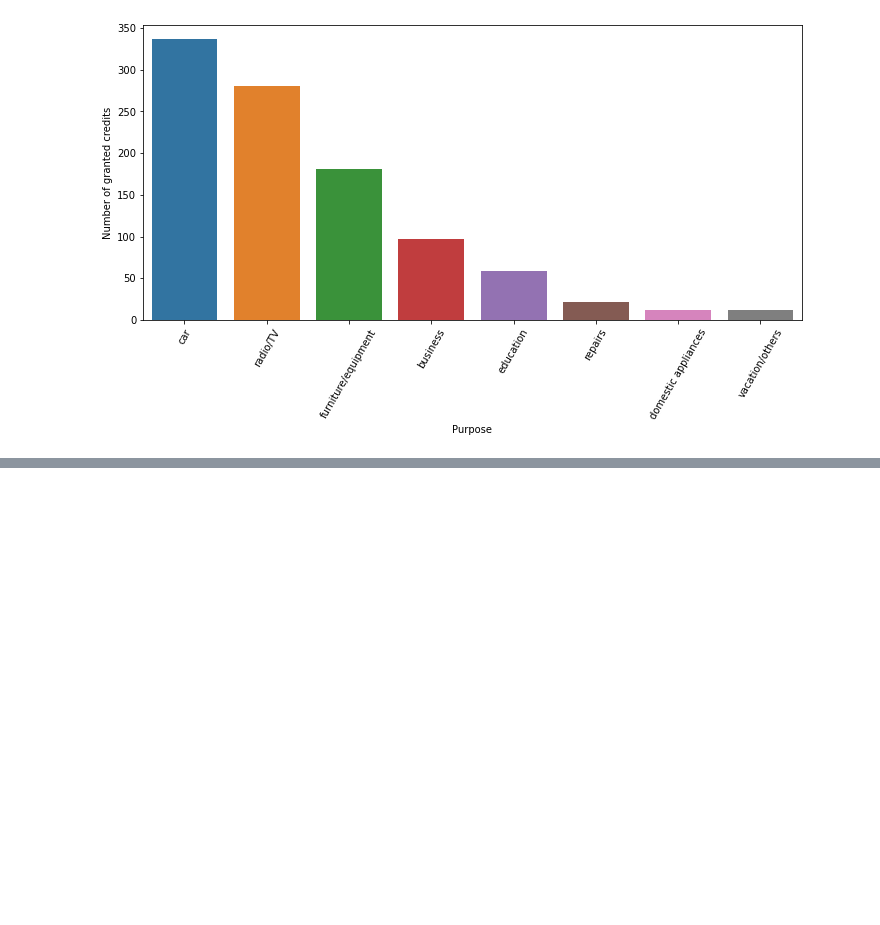
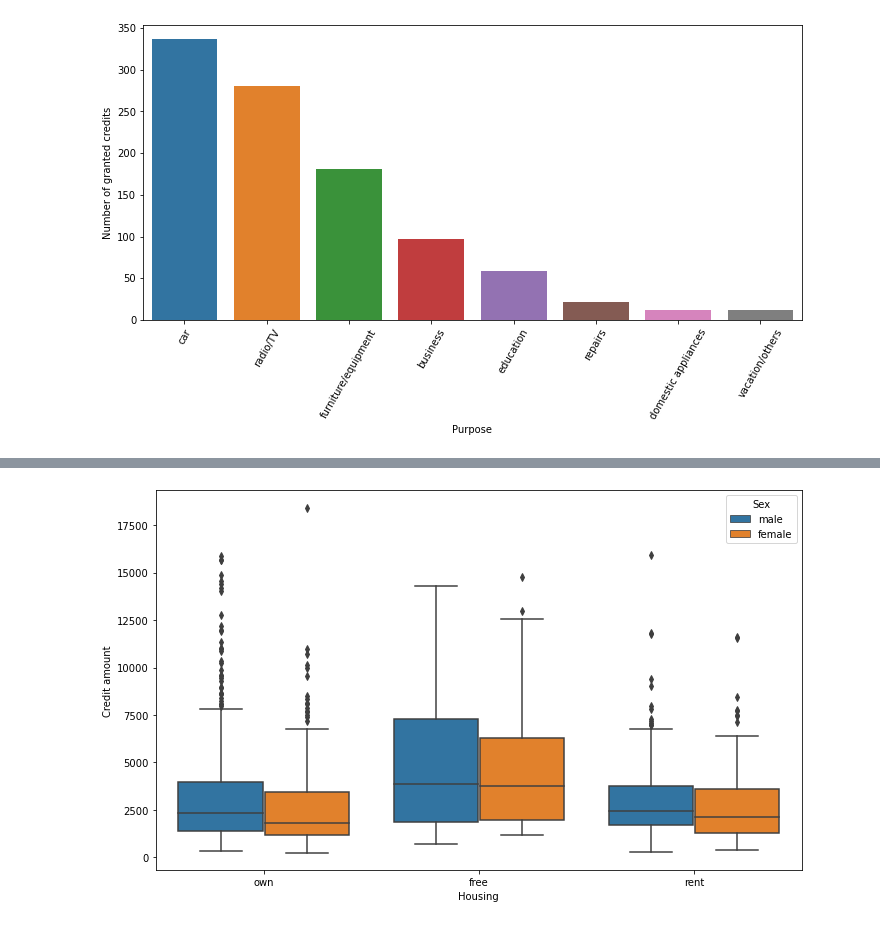
Before and after one commit to bor20/credit, a Jupyter notebook: credit.ipynb, the cells around one changed output, grey strips where cells are left out. Cells and saved outputs as stored; diff of their text form; code cells hidden in the pictures; blank space fills up the shorter version.

```diff
--- a/credit.ipynb
+++ b/credit.ipynb
@@ -171,0 +183,4 @@ plt.tight_layout()
+# %%
+boxes("Housing","Credit amount","Sex",r=0)
+# %% [output]
+[figure, added]
```
Also changed, not shown: parts of 13 cells of this notebook.
